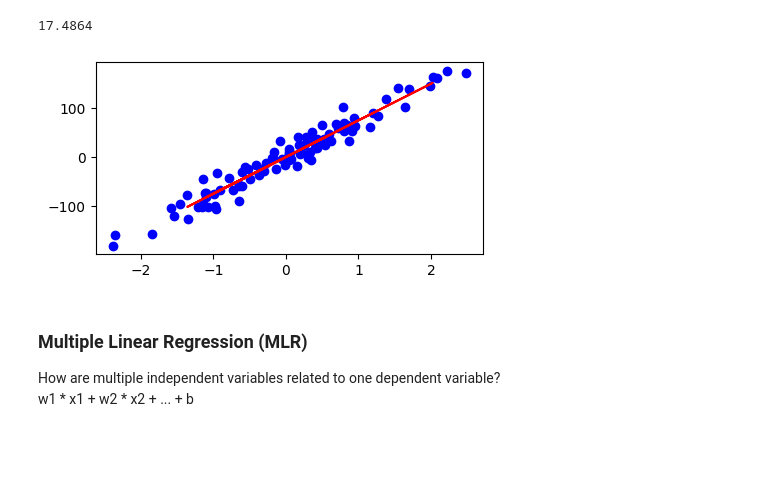
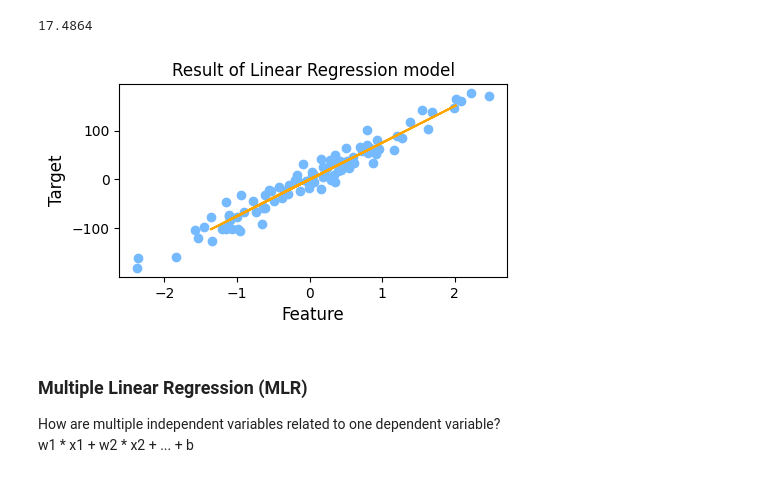
Before and after one commit to katie-hofschen/ml_from_scratch, a Jupyter notebook: LinearRegression.ipynb, the cells around one changed output. Cells and saved outputs as stored; diff of their text form; code cells hidden in the pictures; blank space fills up the shorter version.

Commit message:
fixing up some visualization details.

```diff
--- a/LinearRegression.ipynb
+++ b/LinearRegression.ipynb
@@ -126,11 +126,16 @@ rmse(y_test1, predicted1)
 17.4864
 # %%
 fig = plt.figure(figsize=(5,2.5))
-plt.scatter(X1, y1, color='b')
-plt.plot(X_test1, predicted1, color='r', label="Prediction")
+plt.title("Result of Linear Regression model", fontsize=12)
+plt.scatter(X1, y1, color='#75b9ff')
+plt.plot(X_test1, predicted1, color='orange', label="Prediction",linewidth=1.5)
+plt.yticks(fontsize= 10)
+plt.xticks(fontsize= 10)
+plt.ylabel("Target",fontsize= 12)
+plt.xlabel("Feature", fontsize= 12)
 plt.show()
 # %% [output]
-[figure, old version]
+[figure, new version]
 # %% [markdown]
 ### Multiple Linear Regression (MLR)
 
```
